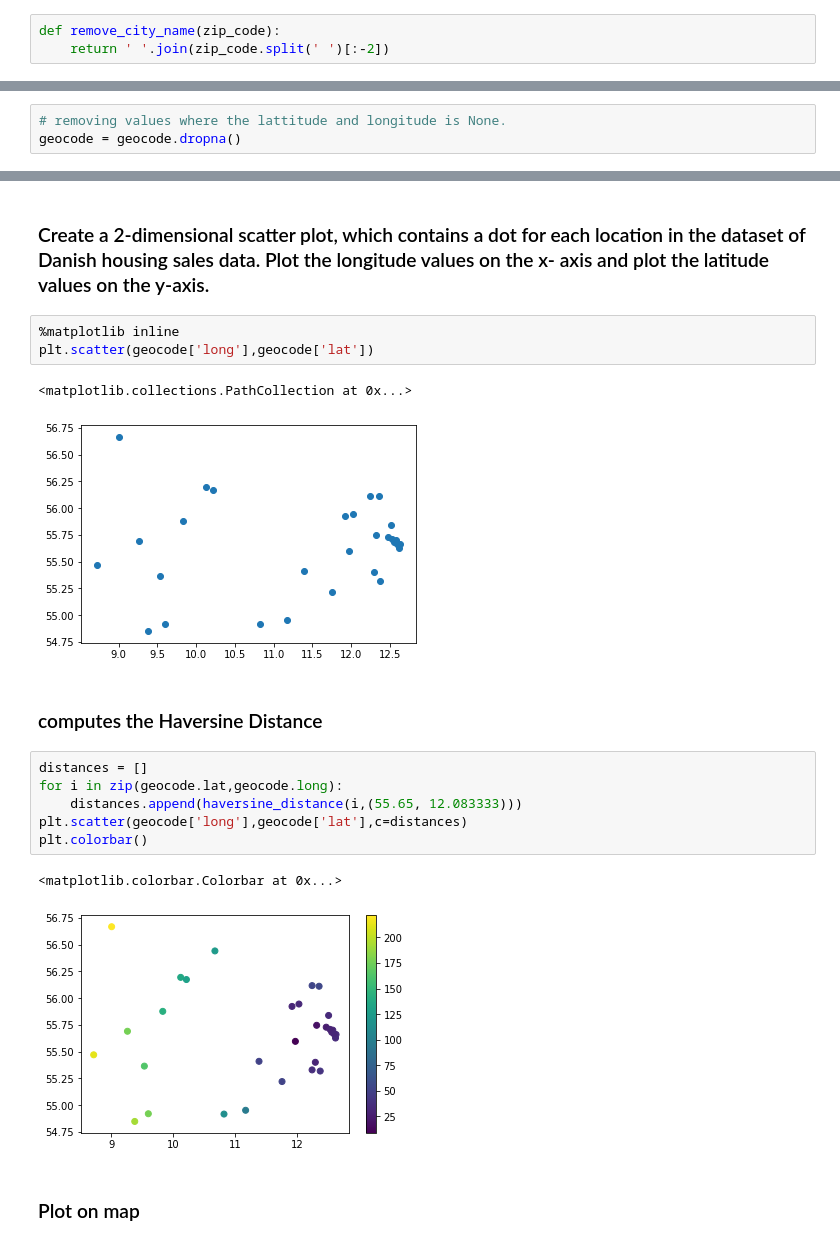
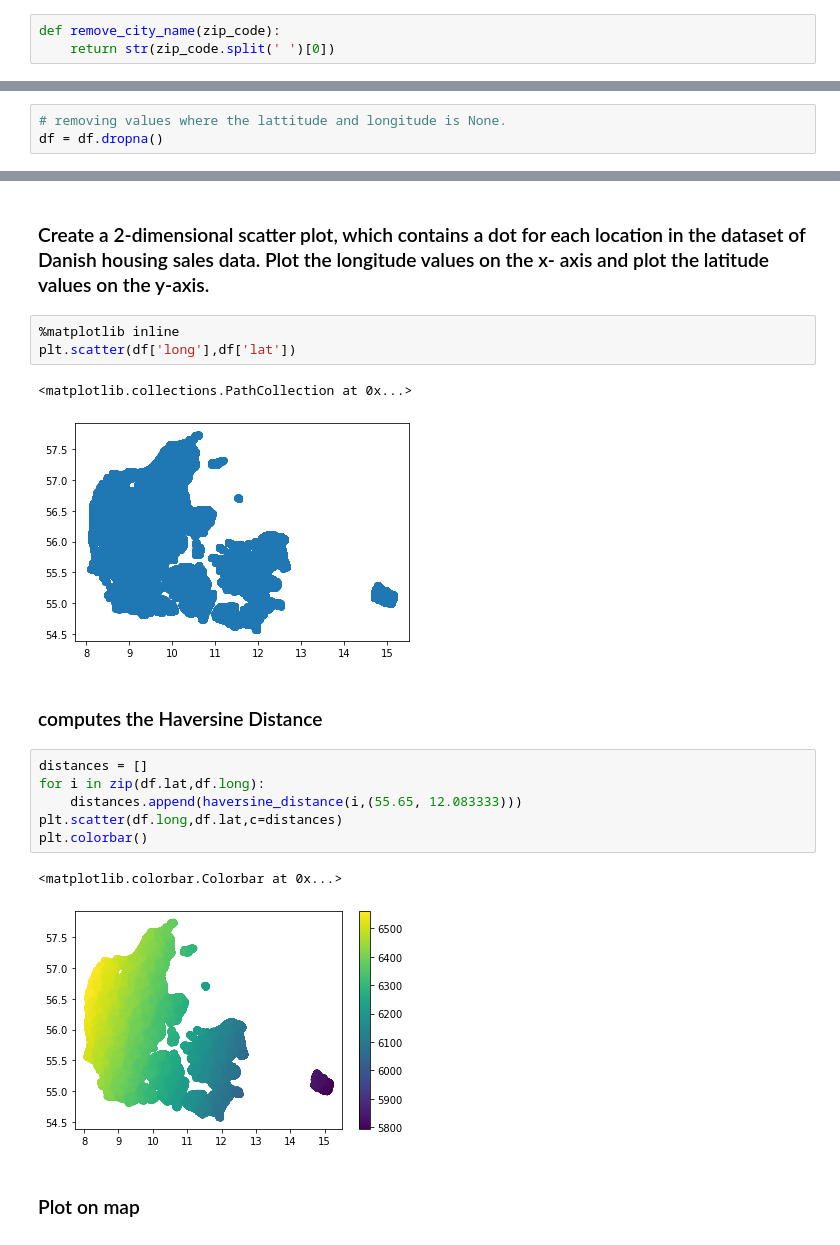
Before and after one commit to pravien/Business-Intelligence, a Jupyter notebook: assignment-2/Assignment-2.ipynb, the cells around one changed output, grey strips where cells are left out. Saved outputs shown, nothing was run; the diff lists cells and outputs as text.

```diff
--- a/assignment-2/Assignment-2.ipynb
+++ b/assignment-2/Assignment-2.ipynb
@@ -44,7 +45,7 @@ def haversine_distance(origin, destination):
     return d
 # %%
 def remove_city_name(zip_code):
-    return ' '.join(zip_code.split(' ')[:-2])
+    return str(zip_code.split(' ')[0])
 # %%
 def create_data_frame():
     li = []
@@ -99,6 +147,6 @@ Skipped geocoding of Gl Skansevej 21 9370 Hals
 # %%
 # removing values where the lattitude and longitude is None.
-geocode = geocode.dropna()
+df = df.dropna()
 # %% [markdown]
 ### Convert all sales dates in the dataset into proper datetime objects
 # %%
@@ -198,21 +243,21 @@ create_city_csv(df[mask_2016], '2016')
 ### Create a 2-dimensional scatter plot, which contains a dot for each location in the dataset of Danish housing sales data. Plot the longitude values on the x- axis and plot the latitude values on the y-axis.
 # %%
 %matplotlib inline
-plt.scatter(geocode['long'],geocode['lat'])
+plt.scatter(df['long'],df['lat'])
 # %% [output]
 <matplotlib.collections.PathCollection at 0x...>
-[figure, old version]
+[figure, new version]
 # %% [markdown]
 ### computes the Haversine Distance
 # %%
 distances = []
-for i in zip(geocode.lat,geocode.long):
+for i in zip(df.lat,df.long):
     distances.append(haversine_distance(i,(55.65, 12.083333)))
-plt.scatter(geocode['long'],geocode['lat'],c=distances)
+plt.scatter(df.long,df.lat,c=distances)
 plt.colorbar()
 # %% [output]
 <matplotlib.colorbar.Colorbar at 0x...>
-[figure, old version]
+[figure, new version]
 # %% [markdown]
 ### Plot on map
 # %%
```
Also changed, not shown: parts of 11 cells of this notebook, 1 other file.
